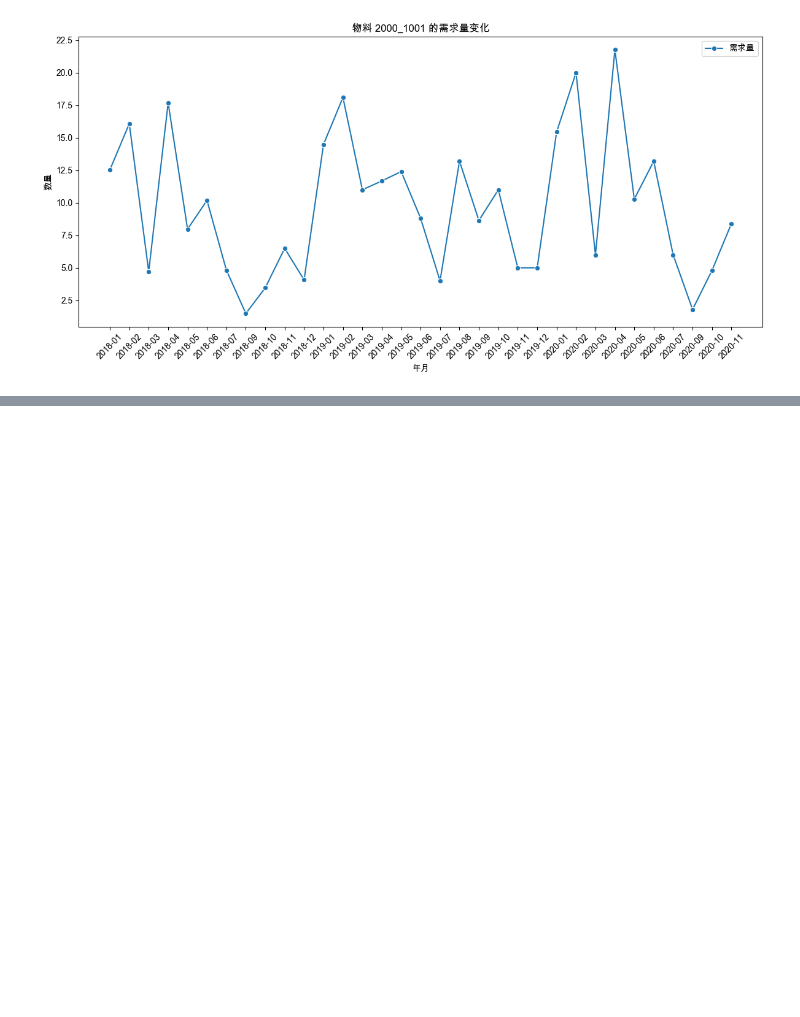
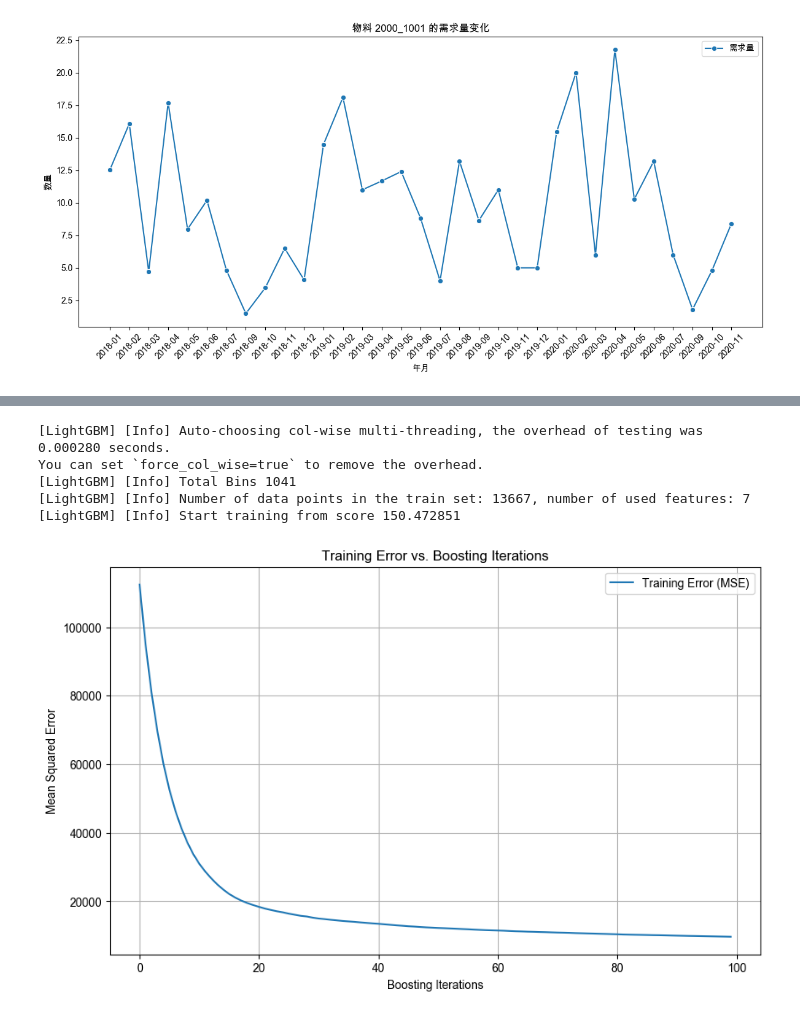
Before and after one commit to djwxfdt/mse-material-predict, a Jupyter notebook: app.ipynb, the cells around one changed output, grey strips where cells are left out. Cells and saved outputs as stored; diff of their text form; code cells hidden in the pictures; blank space fills up the shorter version.

```diff
--- a/app.ipynb
+++ b/app.ipynb
@@ -535,0 +552,5 @@ plt.show()
+# %%
+from sklearn.preprocessing import LabelEncoder
+le = LabelEncoder()
+df_final['工厂编码_物料编码'] = le.fit_transform(df_final['工厂编码_物料编码'])
+df_final.head()
@@ -535,0 +564,7 @@ plt.show()
+# %%
+
+
+# 划分训练集和测试集
+df_train = df_final[df_final['年月'] < '2020-09']
+df_test = df_final[df_final['年月'] >= '2020-09']
+df_test.head()
@@ -535,0 +578,37 @@ plt.show()
+# %%
+#  训练模型
+features = ['年', '月', '季度', 'lag_1', 'lag_2', 'lag_3', '工厂编码_物料编码']
+target = '需求量'
+# %%
+import lightgbm as lgb
+
+model = lgb.LGBMRegressor(n_estimators=100, learning_rate=0.1, random_state=42)
+eval_result = {}  # 用于保存评估结果
+
+model.fit(
+    df_train[features],
+    df_train[target],
+    eval_set=[(df_train[features], df_train[target])],  # 监控训练集误差
+    eval_metric='l2',  # 使用MSE（L2损失）
+    callbacks=[lgb.record_evaluation(eval_result)],  # 记录评估结果
+    )
+
+# 提取训练误差数据
+train_error = eval_result['valid_0']['l2']
+
+# 绘制训练误差曲线
+plt.figure(figsize=(10, 6))
+plt.plot(train_error, label='Training Error (MSE)')
+plt.title('Training Error vs. Boosting Iterations')
+plt.xlabel('Boosting Iterations')
+plt.ylabel('Mean Squared Error')
+plt.legend()
+plt.grid(True)
+plt.show()
+# %% [output]
+[LightGBM] [Info] Auto-choosing col-wise multi-threading, the overhead of testing was 0.000280 seconds.
+You can set `force_col_wise=true` to remove the overhead.
+[LightGBM] [Info] Total Bins 1041
+[LightGBM] [Info] Number of data points in the train set: 13667, number of used features: 7
+[LightGBM] [Info] Start training from score 150.472851
+[figure, added]
```
Also changed, not shown: parts of 12 cells of this notebook, 1 other file.
